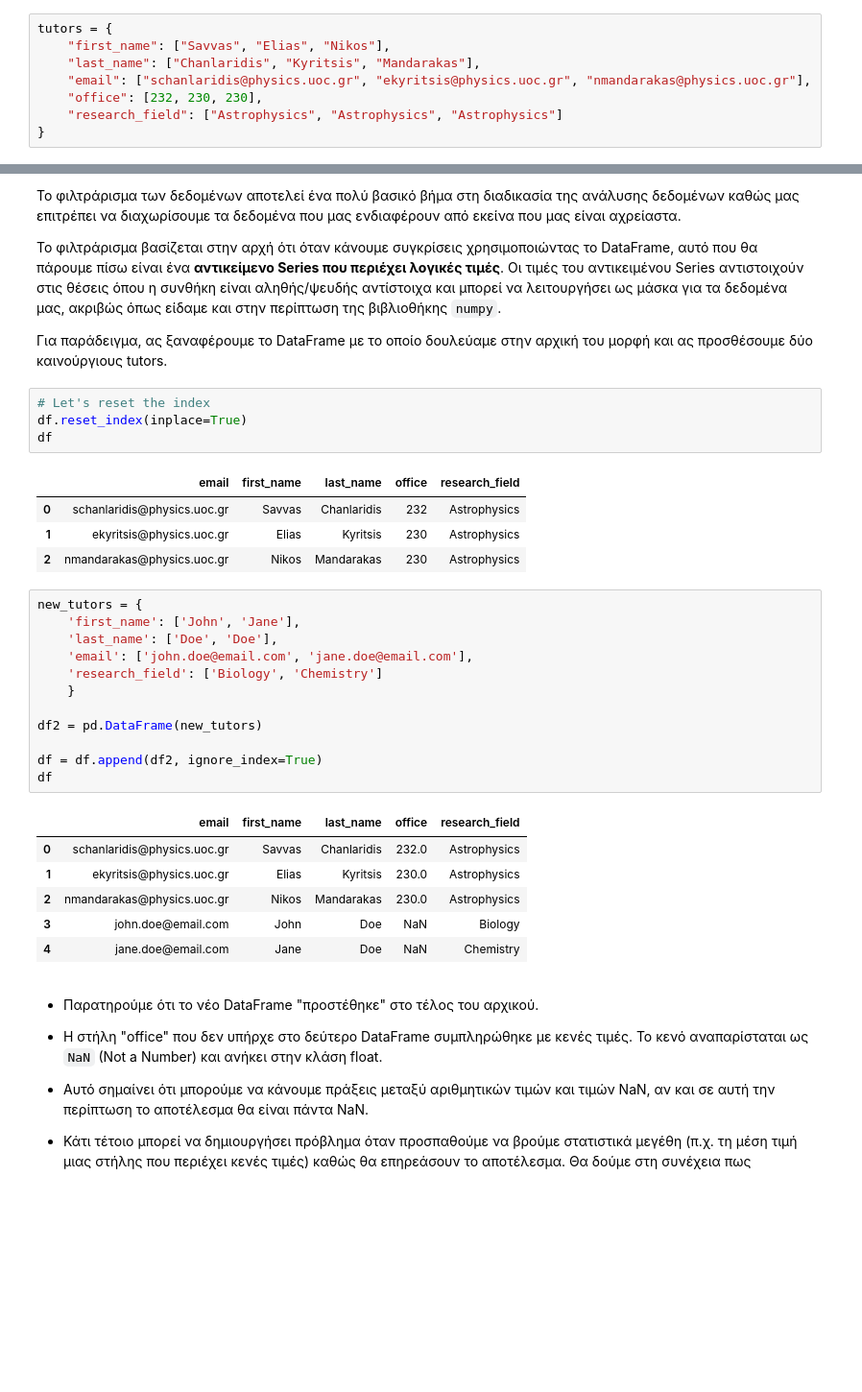
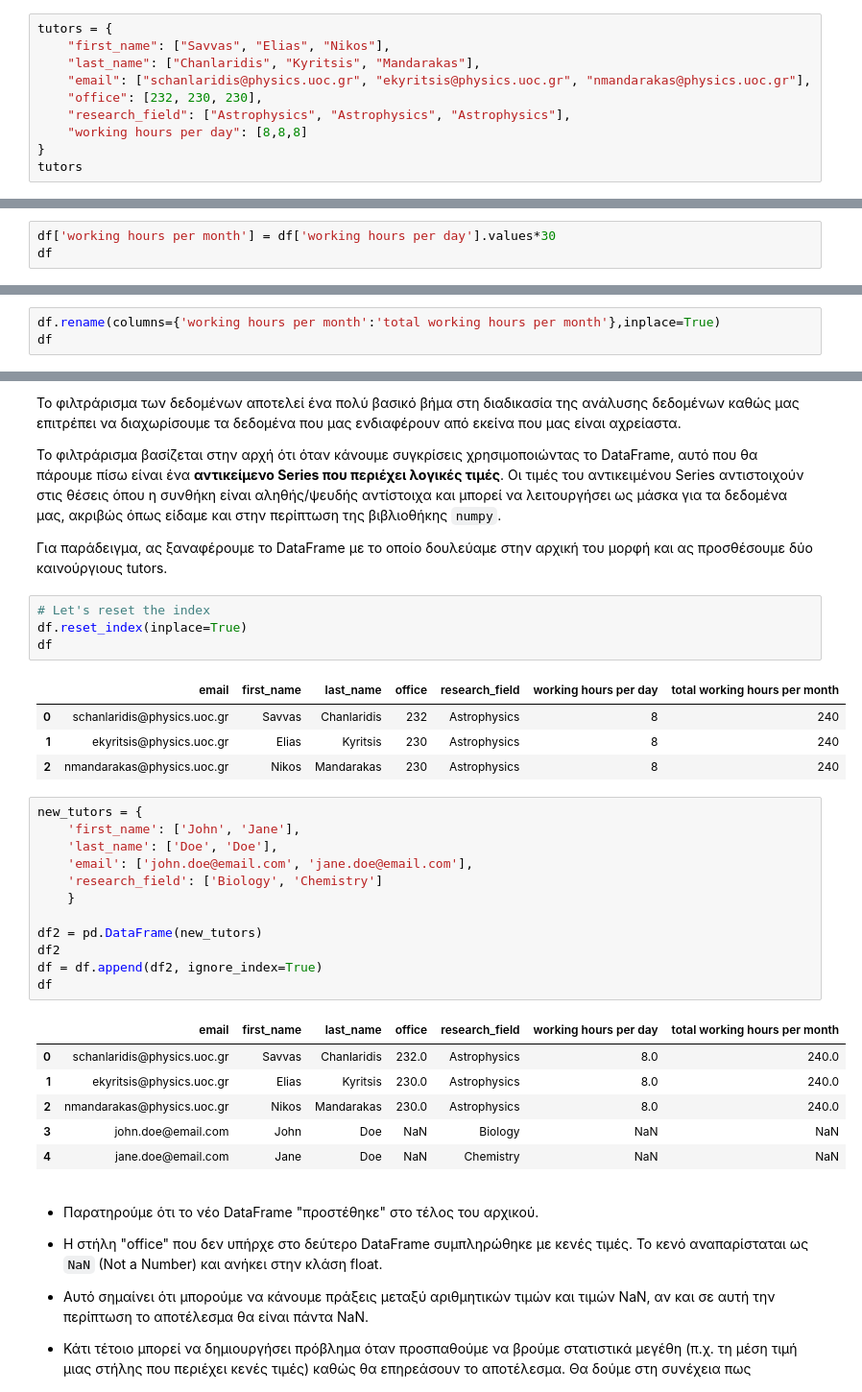
Before and after one commit to schanlar/python-UoC, a Jupyter notebook: 02.Data_Processing/03_pandas.ipynb, the cells around one changed output, grey strips where cells are left out. Shown at 96% size. Cells and saved outputs as stored; diff of their text form; blank space fills up the shorter version.

```diff
--- a/02.Data_Processing/03_pandas.ipynb
+++ b/02.Data_Processing/03_pandas.ipynb
@@ -29,5 +29,7 @@ tutors = {
     "last_name": ["Chanlaridis", "Kyritsis", "Mandarakas"],
     "email": ["schanlaridis@physics.uoc.gr", "ekyritsis@physics.uoc.gr", "nmandarakas@physics.uoc.gr"],
     "office": [232, 230, 230],
-    "research_field": ["Astrophysics", "Astrophysics", "Astrophysics"]
+    "research_field": ["Astrophysics", "Astrophysics", "Astrophysics"],
+    "working hours per day": [8,8,8]
 }
+tutors
@@ -161,0 +179,3 @@ Name: last_name, dtype: object
+# %%
+df['working hours per month'] = df['working hours per day'].values*30
+df
@@ -161,0 +205,3 @@ Name: last_name, dtype: object
+# %%
+df.rename(columns={'working hours per month':'total working hours per month'},inplace=True)
+df
@@ -223,29 +309,29 @@ df.loc["ekyritsis@physics.uoc.gr":"nmandarakas@physics.uoc.gr", "first_name":"la
 df.reset_index(inplace=True)
 df
 # %% [output]
-|  | email | first_name | last_name | office | research_field |
-| 0 | schanlaridis@physics.uoc.gr | Savvas | Chanlaridis | 232 | Astrophysics |
-| 1 | ekyritsis@physics.uoc.gr | Elias | Kyritsis | 230 | Astrophysics |
-| 2 | nmandarakas@physics.uoc.gr | Nikos | Mandarakas | 230 | Astrophysics |
+|  | email | first_name | last_name | office | research_field | working hours per day | total working hours per month |
+| 0 | schanlaridis@physics.uoc.gr | Savvas | Chanlaridis | 232 | Astrophysics | 8 | 240 |
+| 1 | ekyritsis@physics.uoc.gr | Elias | Kyritsis | 230 | Astrophysics | 8 | 240 |
+| 2 | nmandarakas@physics.uoc.gr | Nikos | Mandarakas | 230 | Astrophysics | 8 | 240 |
 # %%
 new_tutors = {
     'first_name': ['John', 'Jane'],
     'last_name': ['Doe', 'Doe'],
     'email': ['john.doe@email.com', 'jane.doe@email.com'],
     'research_field': ['Biology', 'Chemistry']
     }
 
 df2 = pd.DataFrame(new_tutors)
-
+df2
 df = df.append(df2, ignore_index=True)
 df
 # %% [output]
-|  | email | first_name | last_name | office | research_field |
-| 0 | schanlaridis@physics.uoc.gr | Savvas | Chanlaridis | 232.0 | Astrophysics |
-| 1 | ekyritsis@physics.uoc.gr | Elias | Kyritsis | 230.0 | Astrophysics |
-| 2 | nmandarakas@physics.uoc.gr | Nikos | Mandarakas | 230.0 | Astrophysics |
-| 3 | john.doe@email.com | John | Doe | NaN | Biology |
-| 4 | jane.doe@email.com | Jane | Doe | NaN | Chemistry |
+|  | email | first_name | last_name | office | research_field | working hours per day | total working hours per month |
+| 0 | schanlaridis@physics.uoc.gr | Savvas | Chanlaridis | 232.0 | Astrophysics | 8.0 | 240.0 |
+| 1 | ekyritsis@physics.uoc.gr | Elias | Kyritsis | 230.0 | Astrophysics | 8.0 | 240.0 |
+| 2 | nmandarakas@physics.uoc.gr | Nikos | Mandarakas | 230.0 | Astrophysics | 8.0 | 240.0 |
+| 3 | john.doe@email.com | John | Doe | NaN | Biology | NaN | NaN |
+| 4 | jane.doe@email.com | Jane | Doe | NaN | Chemistry | NaN | NaN |
 # %% [markdown]
 - Παρατηρούμε ότι το νέο DataFrame "προστέθηκε" στο τέλος του αρχικού.
 
```
Also changed, not shown: parts of 41 cells of this notebook.
